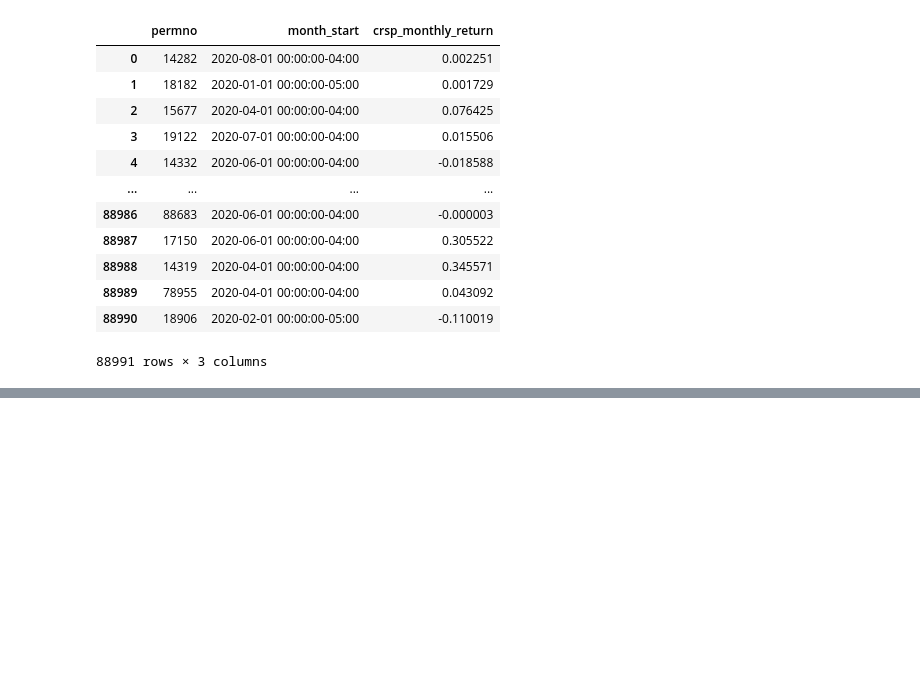
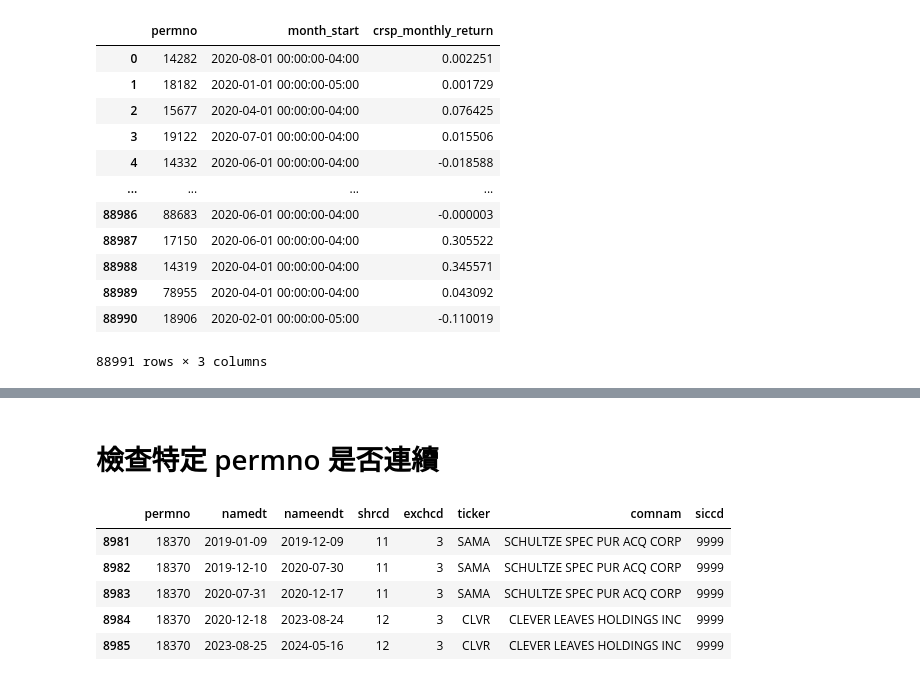
Before and after one commit to junyenchang/USA-IVS-CNN, a Jupyter notebook: notebooks/download_ivs.ipynb, the cells around one changed output, grey strips where cells are left out. Saved outputs shown, nothing was run; the diff lists cells and outputs as text; code cells hidden in the pictures; blank space fills up the shorter version.

```diff
--- a/notebooks/download_ivs.ipynb
+++ b/notebooks/download_ivs.ipynb
@@ -475,0 +452,23 @@ Parquet 大小: 99.44 MB -> 48.70 MB
+# %% [markdown]
+# 檢查特定 permno 是否連續
+# %%
+year = 2024
+sql = f"""
+SELECT permno, namedt, nameendt, shrcd, exchcd, ticker, comnam, siccd
+FROM crsp.msenames
+WHERE permno IN (
+    SELECT DISTINCT permno
+    FROM crsp.msf
+    WHERE date BETWEEN '{year}-01-01' AND '{year}-12-31'
+)
+ORDER BY permno, namedt
+"""
+msenames_df = db.raw_sql(sql, date_cols=["namedt", "nameendt"])
+msenames_df[msenames_df['permno'] == 18370]
+# %% [output]
+|  | permno | namedt | nameendt | shrcd | exchcd | ticker | comnam | siccd |
+| 8981 | 18370 | 2019-01-09 | 2019-12-09 | 11 | 3 | SAMA | SCHULTZE SPEC PUR ACQ CORP | 9999 |
+| 8982 | 18370 | 2019-12-10 | 2020-07-30 | 11 | 3 | SAMA | SCHULTZE SPEC PUR ACQ CORP | 9999 |
+| 8983 | 18370 | 2020-07-31 | 2020-12-17 | 11 | 3 | SAMA | SCHULTZE SPEC PUR ACQ CORP | 9999 |
+| 8984 | 18370 | 2020-12-18 | 2023-08-24 | 12 | 3 | CLVR | CLEVER LEAVES HOLDINGS INC | 9999 |
+| 8985 | 18370 | 2023-08-25 | 2024-05-16 | 12 | 3 | CLVR | CLEVER LEAVES HOLDINGS INC | 9999 |
```
Also changed, not shown: parts of 6 cells of this notebook, 1 other file.
